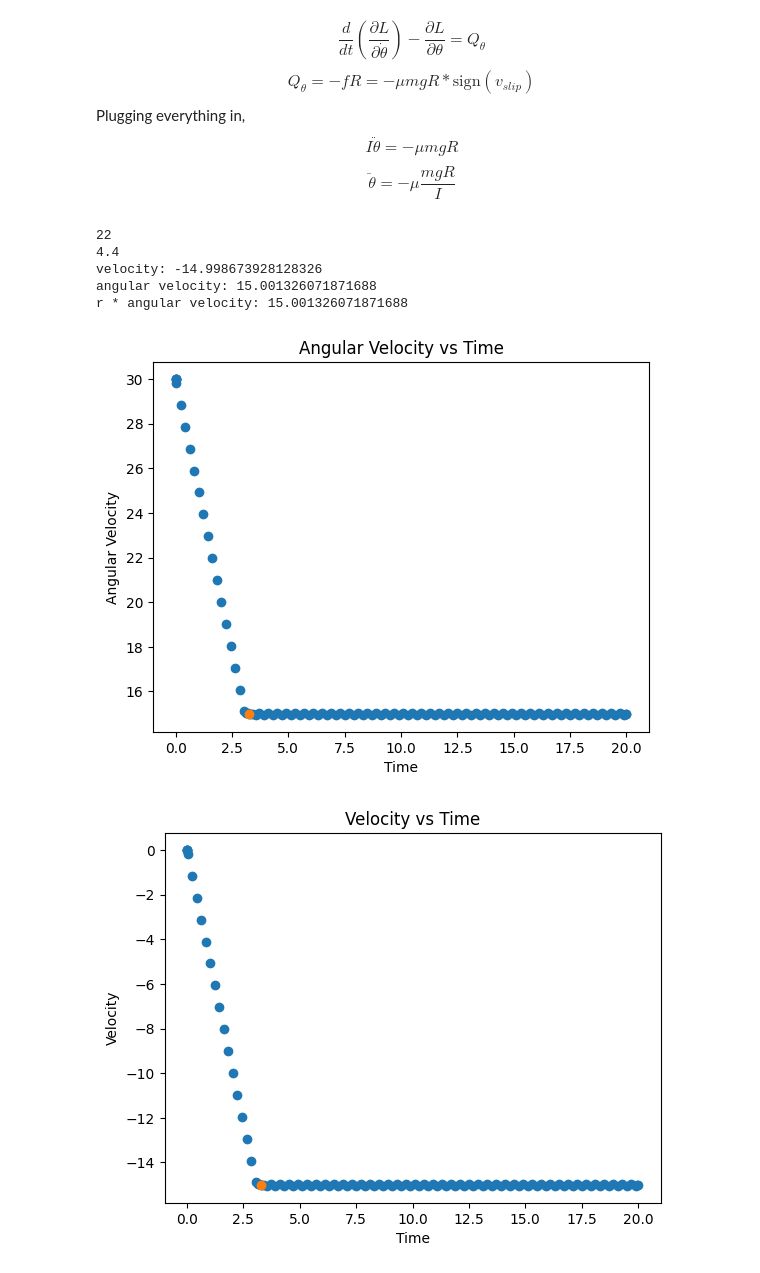
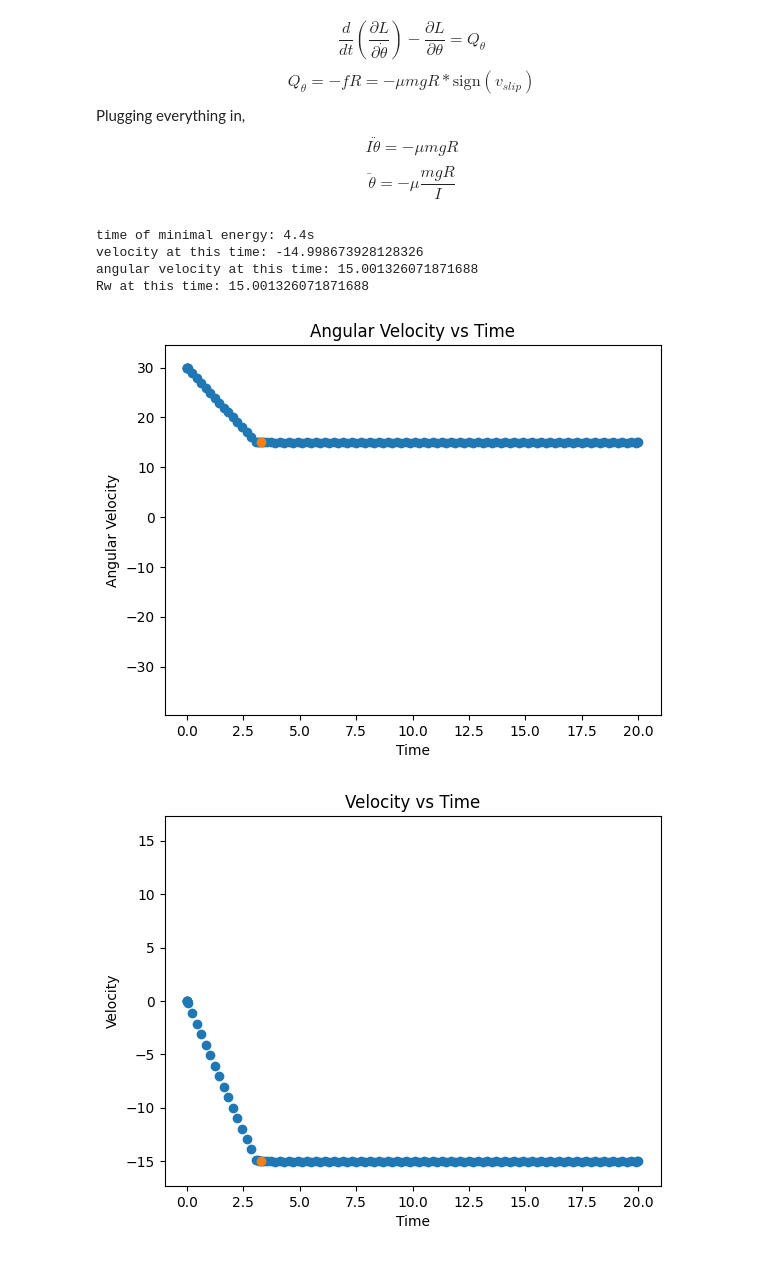
Before and after one commit to Aisihe/OrbitalDynamics, a Jupyter notebook: TestingPlaygrounds/Playground4-RollingWithSlipping.ipynb, the cells around one changed output. Cells and saved outputs as stored; diff of their text form; code cells hidden in the pictures.

Commit message:
added angular momentum, prettied up graphs

```diff
--- a/TestingPlaygrounds/Playground4-RollingWithSlipping.ipynb
+++ b/TestingPlaygrounds/Playground4-RollingWithSlipping.ipynb
@@ -73,8 +75,6 @@ sol = solution.y
 # %%
 energy = .5*m*sol[1]**2 + .5*I*sol[3]**2
 minEnergyIndex = np.where(energy == np.min(energy))[0][0]
-print(minEnergyIndex)
-
 
 plt.figure()
 plt.title(f"Angular Velocity vs Time")
@@ -82,43 +82,65 @@ plt.xlabel("Time")
 plt.ylabel("Angular Velocity")
 plt.scatter(x= timePoints, y=sol[3])
 plt.scatter(x=timePoints[minEnergyIndex], y=(sol[3][minEnergyIndex]))
+plt.ylim(-1.15*np.max(np.absolute(sol[3])*1.15), 1.15*np.max(np.absolute(sol[3])))
 #plt.show()
 
 plt.figure()
 plt.title(f"Velocity vs Time")
 plt.xlabel("Time")
 plt.ylabel("Velocity")
 plt.scatter(x= timePoints, y=sol[1])
 plt.scatter(x=timePoints[minEnergyIndex], y=sol[1][minEnergyIndex])
-
+plt.ylim(-1.15*np.max(np.absolute(sol[1])),1.15*np.max(np.absolute(sol[1])))
 #plt.show()
 
 plt.figure()
 plt.title(f"Energy vs Time")
 plt.xlabel("Time")
 plt.ylabel("Joules")
 plt.scatter(x= timePoints, y=energy)
 plt.scatter(x=timePoints[minEnergyIndex], y=energy[minEnergyIndex])
+plt.ylim(-1.15*np.max(np.absolute(energy)),1.15*np.max(np.absolute(energy)))
 #plt.show()
 
 plt.figure()
 plt.title(f"dE/dt vs Time")
 plt.xlabel("Time")
 plt.ylabel("Watts")
 plt.scatter(x= timePoints, y=np.gradient(energy))
 plt.scatter(x=timePoints[minEnergyIndex], y=np.gradient(energy)[minEnergyIndex])
+plt.ylim(-1.15*np.max(np.absolute(np.gradient(energy))),1.15*np.max(np.absolute(np.gradient(energy))))
+#plt.show()
+
+plt.figure()
+plt.title(f"Angular Momentum vs Time")
+plt.xlabel("Time")
+plt.ylabel("J*s")
+plt.scatter(x= timePoints, y=I * sol[3])
+plt.ylim(-1.15*np.max(np.absolute(I * sol[3])),1.15*np.max(np.absolute(I * sol[3])))
+#plt.show()
+
+plt.figure()
+plt.title(f"dL/dt vs Time")
+plt.xlabel("Time")
+plt.ylabel("J")
+plt.scatter(x= timePoints, y=I * np.gradient(sol[3]),  label='Angular Momentum')
+for i in range(len(timePoints)-1):
+    plt.scatter(timePoints[i], -mu*m*g*R* np.sign(sol[1][i] + R*sol[3][i]), c='orange')
+i = len(timePoints)-1
+plt.scatter(timePoints[i], -mu*m*g*R* np.sign(sol[1][i] + R*sol[3][i]), c='orange', label='Torque')
+plt.legend(loc=(1.04, 0))
 #plt.show()
 
 minEnergyIndex = minEnergyIndex
-print(minEnergyIndex/sampleSizePerSecond)
-print(f'velocity: {sol[1][minEnergyIndex]}')
-print(f'angular velocity: {sol[3][minEnergyIndex]}')
-print(f'r * angular velocity: {R * sol[3][minEnergyIndex]}')
+print(f'time of minimal energy: {minEnergyIndex/sampleSizePerSecond}s')
+print(f'velocity at this time: {sol[1][minEnergyIndex]}')
+print(f'angular velocity at this time: {sol[3][minEnergyIndex]}')
+print(f'Rw at this time: {R * sol[3][minEnergyIndex]}')
 # %% [output]
-22
-4.4
-velocity: -14.998673928128326
-angular velocity: 15.001326071871688
-r * angular velocity: 15.001326071871688
+time of minimal energy: 4.4s
+velocity at this time: -14.998673928128326
+angular velocity at this time: 15.001326071871688
+Rw at this time: 15.001326071871688
-[figure, old version]
+[figure, new version]
-[figure, old version]
+[figure, new version]
```
Also changed, not shown: parts of 3 cells of this notebook.
